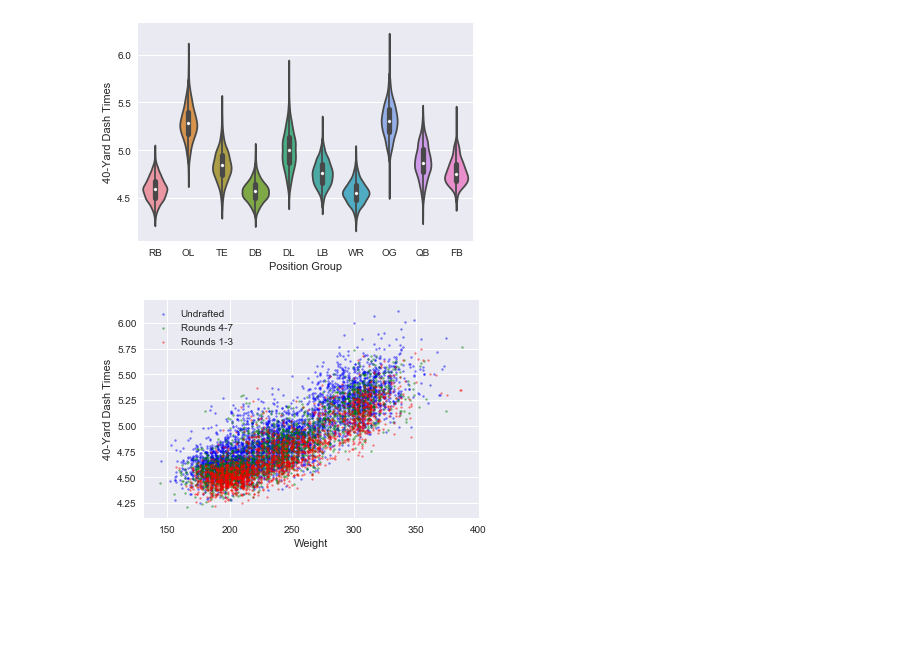
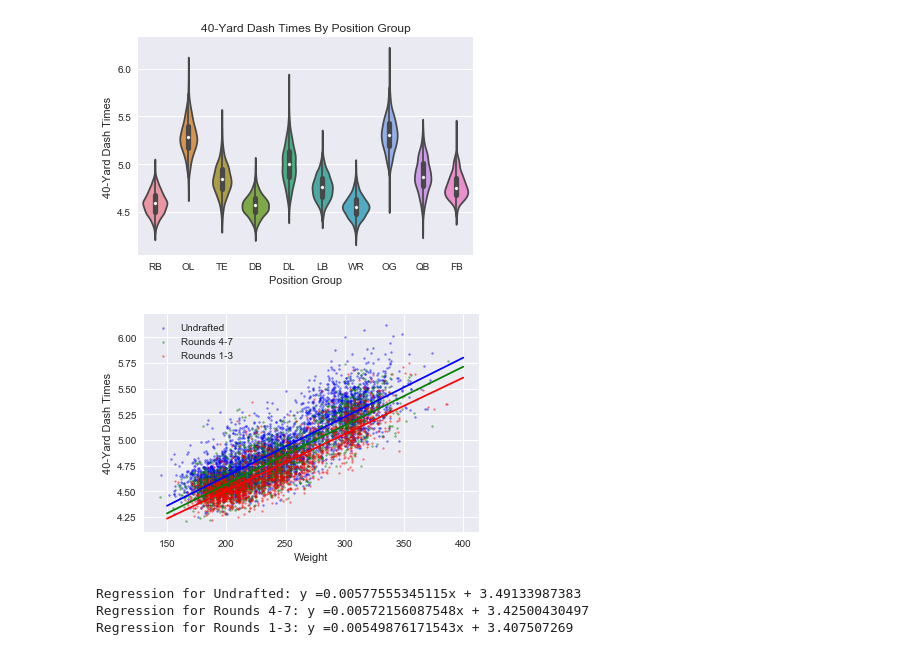
Before and after one commit to pdkim1208/Springboard, a Jupyter notebook: CapstoneProject1.ipynb, the cells around one changed output. Cells and saved outputs as stored; diff of their text form; code cells hidden in the pictures; blank space fills up the shorter version.

```diff
--- a/CapstoneProject1.ipynb
+++ b/CapstoneProject1.ipynb
@@ -78,16 +79,17 @@ df_RB = df_joined[df_joined['Pos'] == 'RB']
 df_TE = df_joined[df_joined['Pos'] == 'TE']
 df_WR = df_joined[df_joined['Pos'] == 'WR']
 # %%
-#Create a violinplot, grouped by position
+#Create a violinplot for 40 Yard dash times, grouped by position
 forty_yard_df_pos = df_joined[['Pos', '40_Yard']].dropna()
 
 sns.set()
 _ = sns.violinplot('Pos', '40_Yard', data = forty_yard_df_pos)
 _ = plt.xlabel('Position Group')
 _ = plt.ylabel('40-Yard Dash Times')
+_ = plt.title('40-Yard Dash Times By Position Group')
 _ = plt.show()
 # %% [output]
-[figure, old version]
+[figure, new version]
 # %%
 #Create a scatterplot of 40 yard dash times against weight, split by Round dimension (Undrafted, Rounds 4-7, Rounds 1-3)
 
@@ -100,13 +102,36 @@ forty_yard_df_weight_47 = forty_yard_df_weight_47[forty_yard_df_weight_47['Rnd']
 forty_yard_df_weight_Undrafted = df_joined[['Weight', '40_Yard', 'Rnd']].dropna()
 forty_yard_df_weight_Undrafted = forty_yard_df_weight_Undrafted[forty_yard_df_weight_Undrafted['Rnd'] == 'Undrafted']
 
+
+#calculate regression lines for all 3 groups
+x = np.array([150,400])
+m_Undrafted, b_Undrafted = np.polyfit(forty_yard_df_weight_Undrafted['Weight'], forty_yard_df_weight_Undrafted['40_Yard'], deg=1)
+m_47, b_47 = np.polyfit(forty_yard_df_weight_47['Weight'], forty_yard_df_weight_47['40_Yard'], deg=1)
+m_13, b_13 = np.polyfit(forty_yard_df_weight_13['Weight'], forty_yard_df_weight_13['40_Yard'], deg=1)
+
+
+#plotting regression lines
+_ = plt.plot(x, m_Undrafted*x + b_Undrafted, color = 'blue')
+_ = plt.plot(x, m_47*x + b_47, color = 'green')
+_ = plt.plot(x, m_13*x + b_13, color = 'red')
+
+#scatterplots in different colors for different round groups
 blue = plt.scatter('Weight', '40_Yard', data = forty_yard_df_weight_Undrafted, color = 'b', marker='.', alpha = 0.5, s=15)
 green = plt.scatter('Weight', '40_Yard', data = forty_yard_df_weight_47, color = 'g', marker='.', alpha = 0.5, s=15)
 red = plt.scatter('Weight', '40_Yard', data = forty_yard_df_weight_13, color = 'r', marker='.', alpha = 0.5, s=13)
 _ = plt.xlabel('Weight')
 _ = plt.ylabel('40-Yard Dash Times')
+_ = plt.title('40-Yard Dash Performances By Weight')
 plt.legend([blue, green, red], ['Undrafted', 'Rounds 4-7', 'Rounds 1-3'])
 
 plt.show()
+
+#print regression formulas
+print('Regression for Undrafted: y =' + str(m_Undrafted) + 'x + ' + str(b_Undrafted))
+print('Regression for Rounds 4-7: y =' + str(m_47) + 'x + ' + str(b_47))
+print('Regression for Rounds 1-3: y =' + str(m_13) + 'x + ' + str(b_13))
 # %% [output]
-[figure, old version]
+[figure, new version]
+Regression for Undrafted: y =0.00577555345115x + 3.49133987383
+Regression for Rounds 4-7: y =0.00572156087548x + 3.42500430497
+Regression for Rounds 1-3: y =0.00549876171543x + 3.407507269
```
Also changed, not shown: parts of 3 cells of this notebook.
